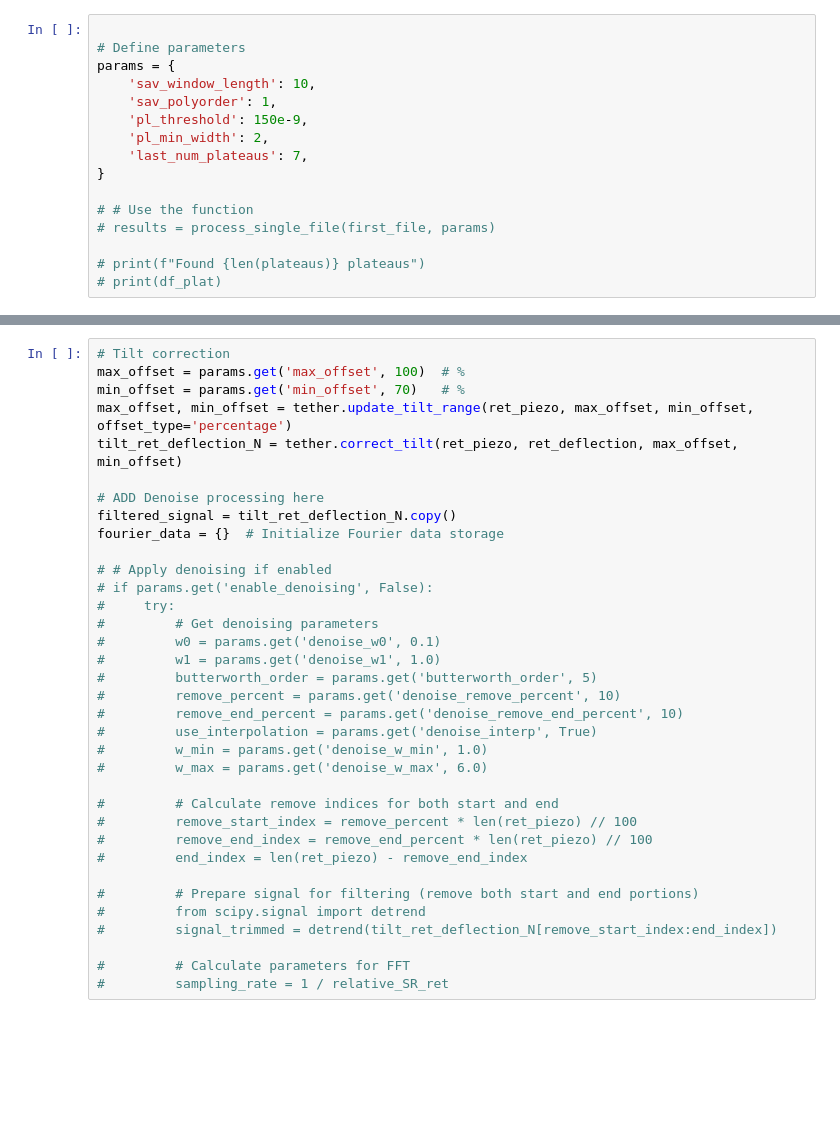
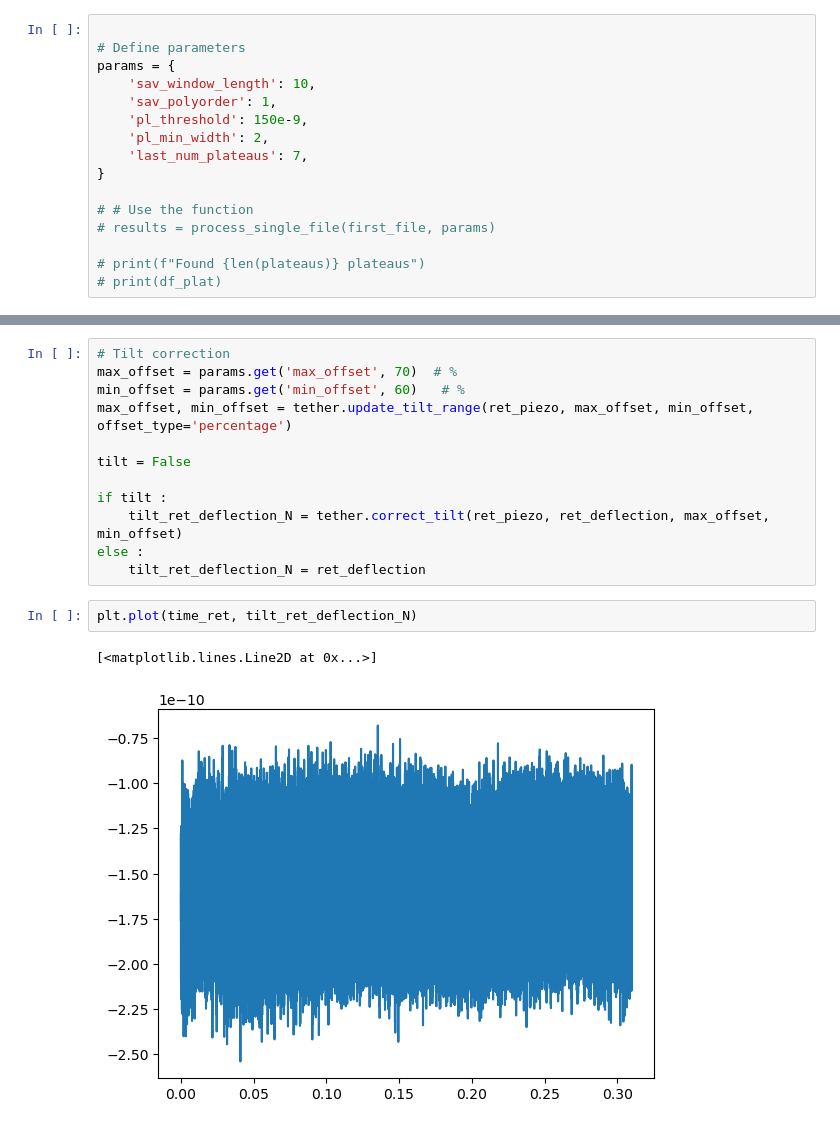
Before and after one commit to enzovill94/PyFMGUI_DyNaMo_tdms, a Jupyter notebook: Article_1/tether_finder_final.ipynb, the cells around one changed output, grey strips where cells are left out. Cells and saved outputs as stored; diff of their text form; blank space fills up the shorter version.

```diff
--- a/Article_1/tether_finder_final.ipynb
+++ b/Article_1/tether_finder_final.ipynb
@@ -113,37 +137,19 @@ relative_Sr: 0.002, velocity in um/s: 2.9965304999999995
 # %%
 # Tilt correction
-max_offset = params.get('max_offset', 100)  # %
-min_offset = params.get('min_offset', 70)   # %
+max_offset = params.get('max_offset', 70)  # %
+min_offset = params.get('min_offset', 60)   # %
 max_offset, min_offset = tether.update_tilt_range(ret_piezo, max_offset, min_offset, offset_type='percentage')
-tilt_ret_deflection_N = tether.correct_tilt(ret_piezo, ret_deflection, max_offset, min_offset)
 
-# ADD Denoise processing here
-filtered_signal = tilt_ret_deflection_N.copy()
-fourier_data = {}  # Initialize Fourier data storage
+tilt = False
 
-# # Apply denoising if enabled
-# if params.get('enable_denoising', False):
-#     try:
-#         # Get denoising parameters
-#         w0 = params.get('denoise_w0', 0.1)
-#         w1 = params.get('denoise_w1', 1.0)
-#         butterworth_order = params.get('butterworth_order', 5)
-#         remove_percent = params.get('denoise_remove_percent', 10)
-#         remove_end_percent = params.get('denoise_remove_end_percent', 10)
-#         use_interpolation = params.get('denoise_interp', True)
-#         w_min = params.get('denoise_w_min', 1.0)
-#         w_max = params.get('denoise_w_max', 6.0)
-
-#         # Calculate remove indices for both start and end
-#         remove_start_index = remove_percent * len(ret_piezo) // 100
-#         remove_end_index = remove_end_percent * len(ret_piezo) // 100
-#         end_index = len(ret_piezo) - remove_end_index
-
-#         # Prepare signal for filtering (remove both start and end portions)
-#         from scipy.signal import detrend
-#         signal_trimmed = detrend(tilt_ret_deflection_N[remove_start_index:end_index])
-
-#         # Calculate parameters for FFT
-#         sampling_rate = 1 / relative_SR_ret
+if tilt :
+    tilt_ret_deflection_N = tether.correct_tilt(ret_piezo, ret_deflection, max_offset, min_offset)
+else :
+    tilt_ret_deflection_N = ret_deflection
+# %%
+plt.plot(time_ret, tilt_ret_deflection_N)
+# %% [output]
+[<matplotlib.lines.Line2D at 0x...>]
+[figure, added]
 # %%
 velocity_calc = -tether.calculate_velocity(ret_piezo, time_ret)  # µm/s
```
Also changed, not shown: parts of 14 cells of this notebook, 5 other files.
